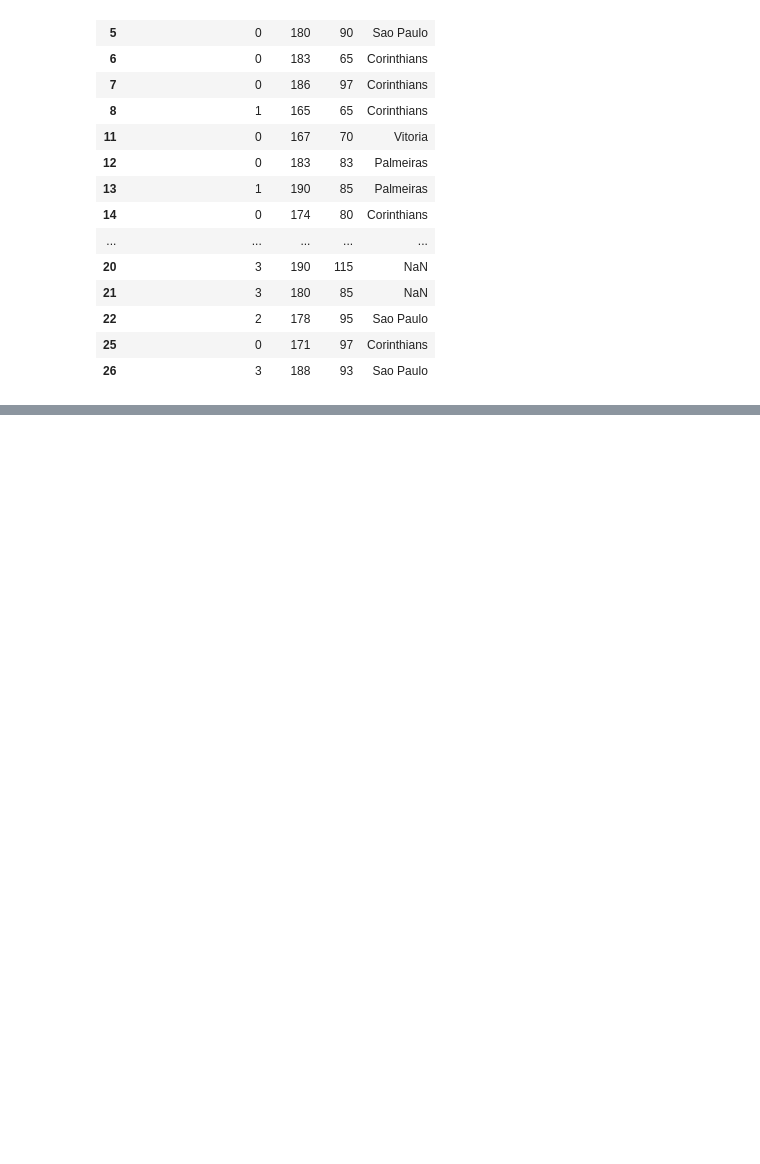
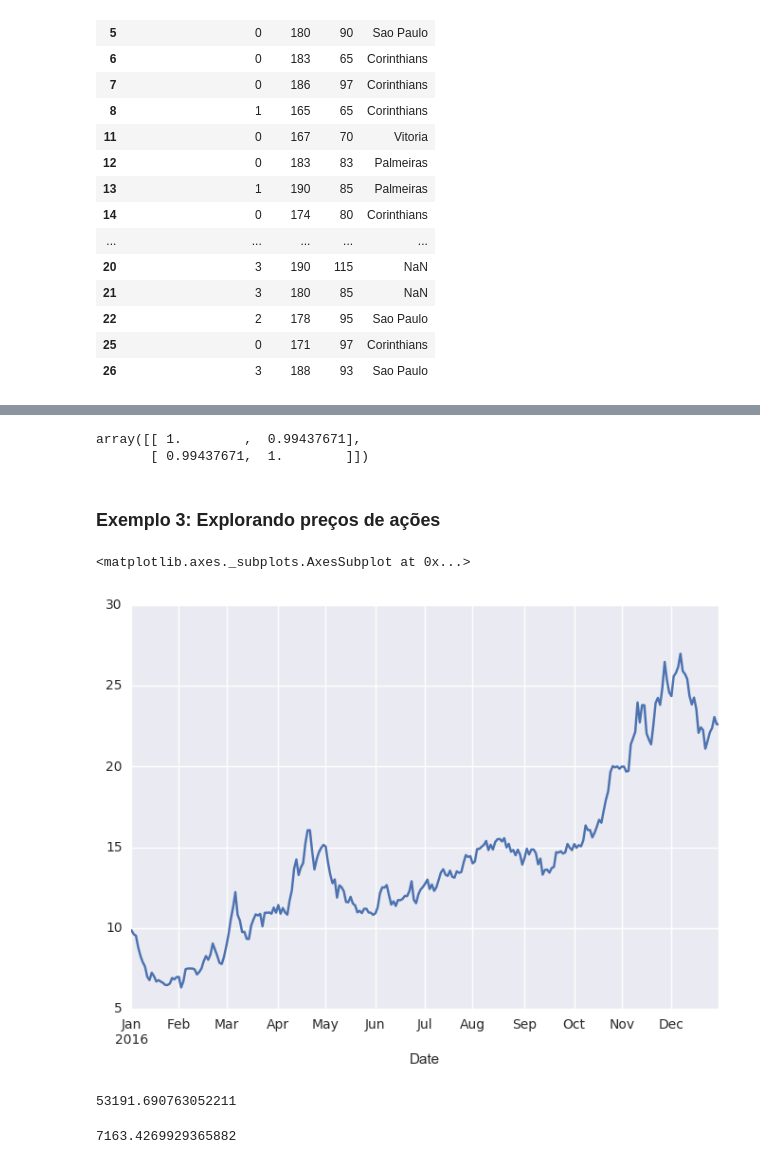
Before and after one commit to hitoshinagano/Locaweb_aulas, a Jupyter notebook: Aula 2017.ipynb, the cells around one changed output, grey strips where cells are left out. Drawn from its saved outputs; the diff is of its cells as text; code cells hidden in the pictures; blank space fills up the shorter version.

```diff
--- a/Aula 2017.ipynb
+++ b/Aula 2017.ipynb
@@ -1420,0 +1529,39 @@ df_tudo.to_csv('alunos2017.csv')
+# %%
+# duas series quase iguais....
+s1 = [0,1,2, -1]
+s2 = [0,1,2.5, -1]
+np.corrcoef([s1, s2])
+# %% [output]
+array([[ 1.        ,  0.99437671],
+       [ 0.99437671,  1.        ]])
+# %% [markdown]
+### Exemplo 3: Explorando preços de ações
+# %%
+import pandas as pd
+import pandas_datareader as web
+import datetime
+
+start = datetime.datetime(2016,1,1)
+end = datetime.datetime(2016,12,31)
+
+ibov = web.DataReader("^BVSP", "yahoo", start, end)
+petr = web.DataReader("PETR4.SA", "yahoo", start, end)
+vale = web.DataReader("VALE5.SA", "yahoo", start, end)
+
+bz = web.DataReader('DEXBZUS', 'fred', start, end)
+# %%
+# Exercicio 0: plotar o valor de feechamento da Vale ao longo de 2016
+vale['Adj Close'].plot()
+# %% [output]
+<matplotlib.axes._subplots.AxesSubplot at 0x...>
+[figure, added]
+# %%
+# Exercicio 1: Qual a média do valor de abertura do Ibovespa?
+ibov.Open.mean()
+# %% [output]
+53191.690763052211
+# %%
+# Exercicio 2: Qual o desvio padrão do valor de abertura do Ibovespa?
+ibov['Adj Close'].std()
+# %% [output]
+7163.4269929365882
```
Also changed, not shown: parts of 28 cells of this notebook.
